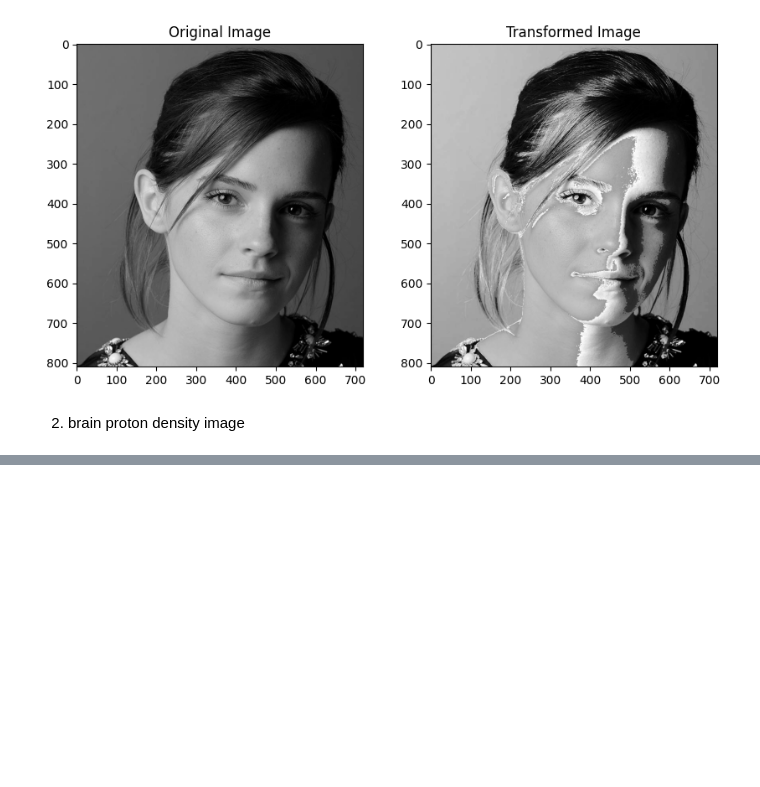
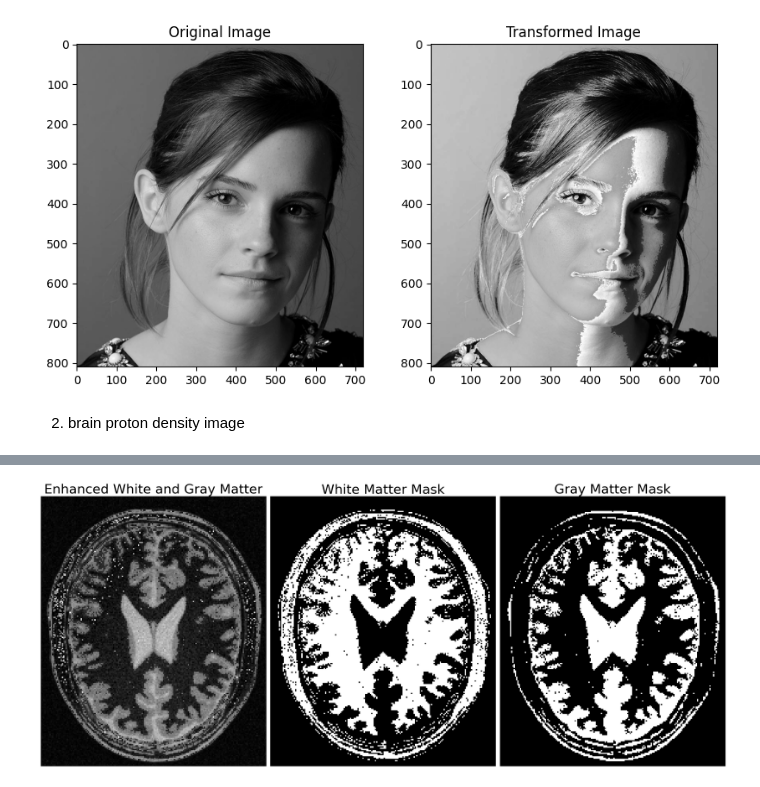
Before and after one commit to RavijaDul/Image_processing_and_machine_vision-_EN3160, a Jupyter notebook: 210152E_a01.ipynb, the cells around one changed output, grey strips where cells are left out. Saved outputs shown, nothing was run; the diff lists cells and outputs as text; code cells hidden in the pictures; blank space fills up the shorter version.

```diff
--- a/210152E_a01.ipynb
+++ b/210152E_a01.ipynb
@@ -61,0 +161,46 @@ plt.show()
+# %%
+import numpy as np
+import matplotlib.pyplot as plt
+
+# Function to enhance pixel intensities for white and gray matter
+# The intensity mean values of gray and white matter are 207 and 167, respectively.
+def enhance_matter_intensity(input_image):
+    # Create a copy of the image to apply transformations
+    enhanced_image = np.copy(input_image)
+
+    # Apply transformation for gray matter (187 <= pixel <= 255)
+    gray_mask = (input_image >= 187) & (input_image <= 250)
+    enhanced_image[gray_mask] = 1.75 * input_image[gray_mask] + 30
+
+    # Apply transformation for white matter (140 <= pixel <= 186)
+    white_mask = (input_image >= 150) & (input_image <= 186)
+    enhanced_image[white_mask] = 1.55 * input_image[white_mask] + 22.5
+
+    return enhanced_image, white_mask, gray_mask
+
+# Apply the enhancement to the brain image
+output_brain_image, white_mask, gray_mask = enhance_matter_intensity(brain_proton_density_img)
+
+# Create a figure with 1 row and 3 columns
+fig, axes = plt.subplots(1, 3, figsize=(25, 15))  # Adjust figsize as needed
+
+# Display the enhanced brain image
+axes[0].imshow(output_brain_image, cmap='gray')
+axes[0].set_title("Enhanced White and Gray Matter", fontsize=34)
+axes[0].axis('off')  # Hide axes
+
+# Display the white matter mask
+axes[1].imshow(white_mask, cmap='gray')
+axes[1].set_title("White Matter Mask", fontsize=34)
+axes[1].axis('off')  # Hide axes
+
+# Display the gray matter mask
+axes[2].imshow(gray_mask, cmap='gray')
+axes[2].set_title("Gray Matter Mask", fontsize=34)
+axes[2].axis('off')  # Hide axes
+
+# Adjust layout to prevent overlap
+plt.tight_layout()
+plt.show()
+# %% [output]
+[figure, added]
```
Also changed, not shown: parts of 5 cells of this notebook.
